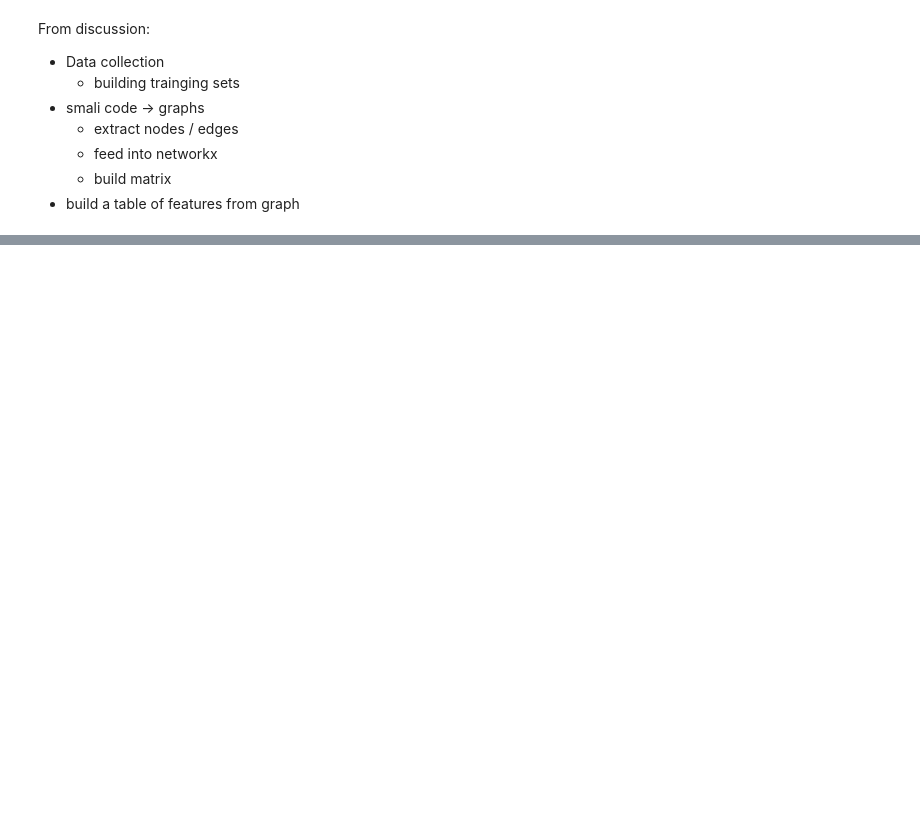
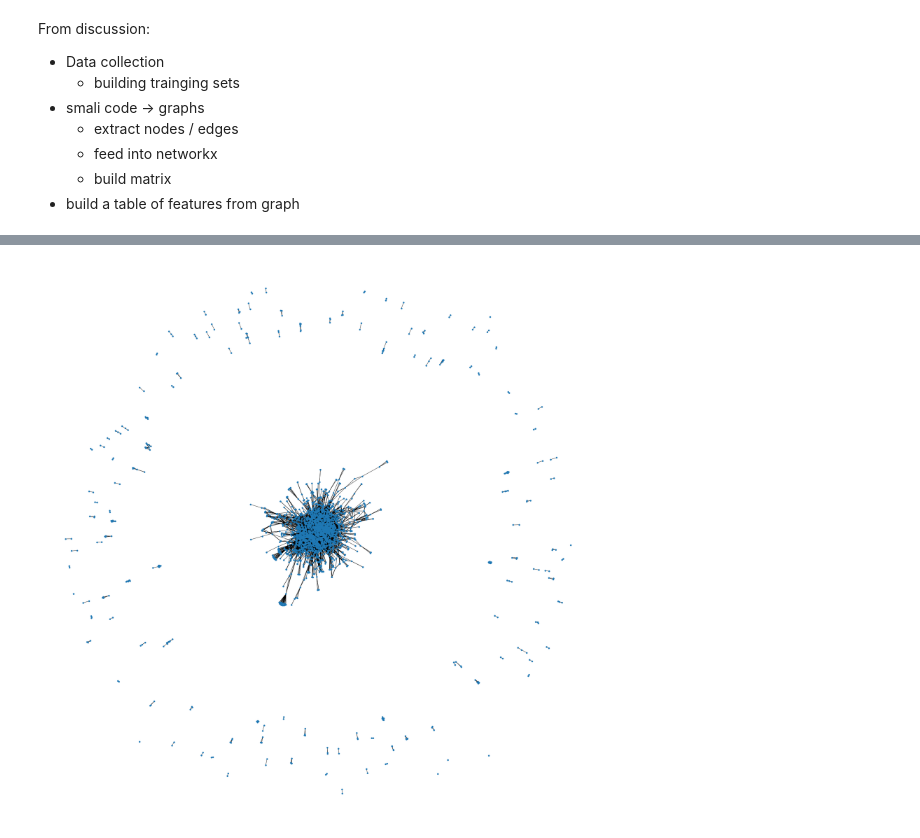
Before and after one commit to jeffliao8888/hindroid-replication, a Jupyter notebook: class_hw/w4_apiGraphs/api_code.ipynb, the cells around one changed output, grey strips where cells are left out. Cells and saved outputs as stored; diff of their text form; code cells hidden in the pictures; blank space fills up the shorter version.

```diff
--- a/class_hw/w4_apiGraphs/api_code.ipynb
+++ b/class_hw/w4_apiGraphs/api_code.ipynb
@@ -111,3 +80,5 @@ nx.adjacency_matrix(B)
 # %%
-plt.figure(figsize=(30,50))
-nx.draw(B, node_size=50)
+plt.figure(figsize=(30,30))
+nx.draw(B, node_size=30)
+# %% [output]
+[figure, added]
```
Also changed, not shown: parts of 16 cells of this notebook, 5 other files.
